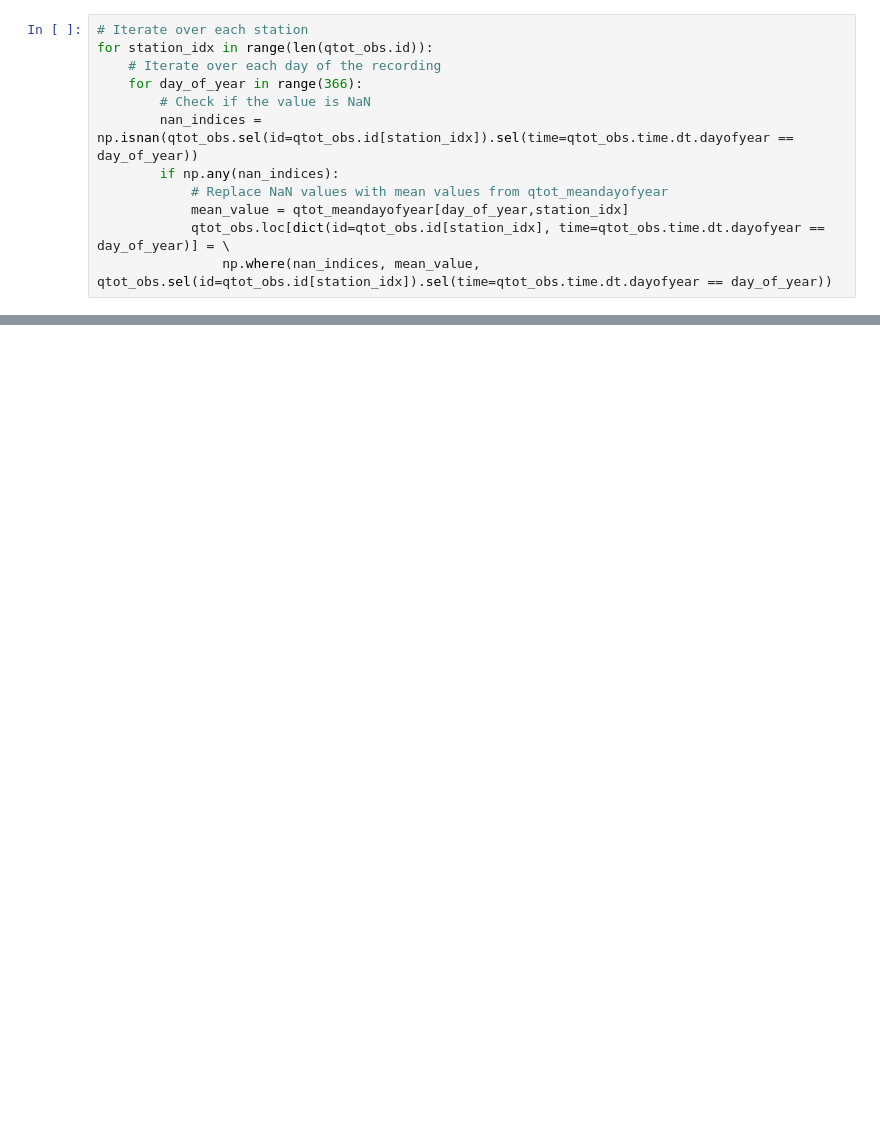
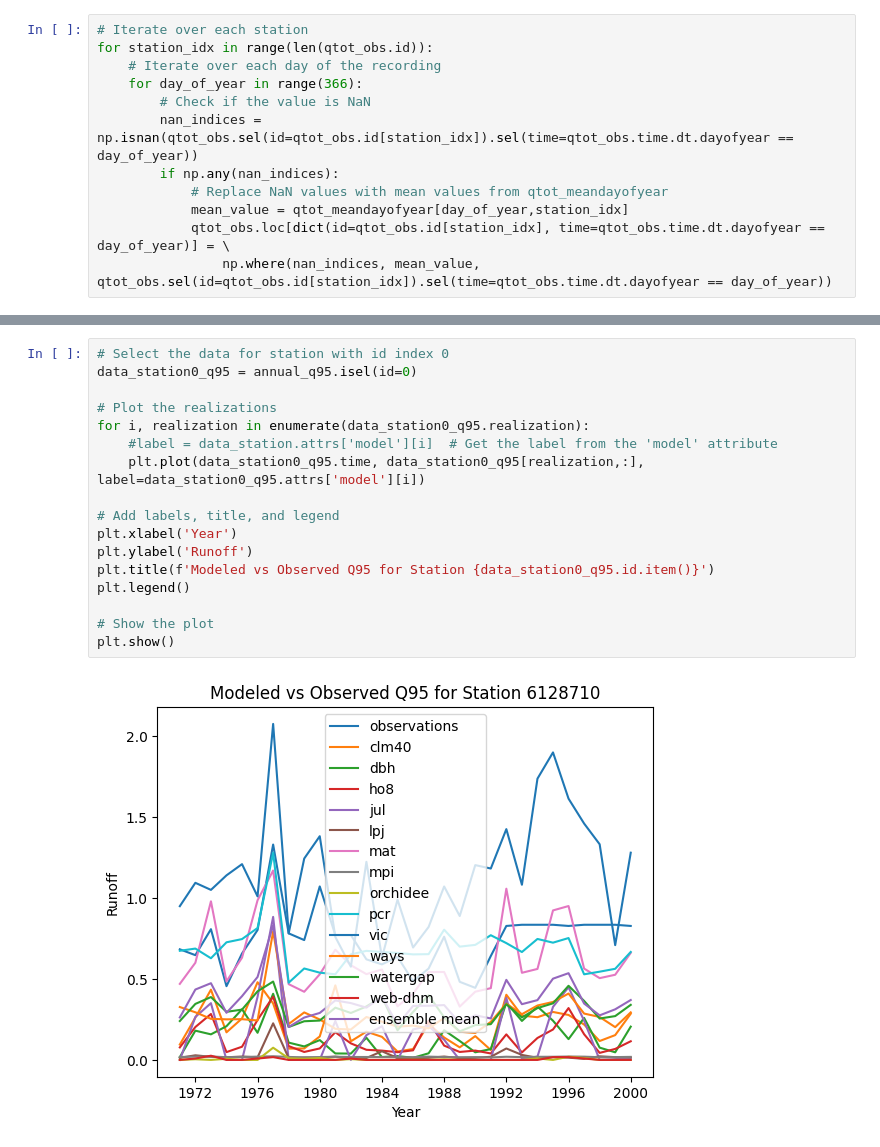
Before and after one commit to LorenzoPipan/ISIMIP-Tesi, a Jupyter notebook: Ensemble mean_2a_vs_Observed.ipynb, the cells around one changed output, grey strips where cells are left out. Drawn from its saved outputs; the diff is of its cells as text; blank space fills up the shorter version.

```diff
--- a/Ensemble mean_2a_vs_Observed.ipynb
+++ b/Ensemble mean_2a_vs_Observed.ipynb
@@ -683,0 +666,19 @@ Commento. i Gap sono stati fillati la procedura sembra andata bene, sti q5 e q95
+# %%
+# Select the data for station with id index 0
+data_station0_q95 = annual_q95.isel(id=0)
+
+# Plot the realizations
+for i, realization in enumerate(data_station0_q95.realization):
+    #label = data_station.attrs['model'][i]  # Get the label from the 'model' attribute
+    plt.plot(data_station0_q95.time, data_station0_q95[realization,:], label=data_station0_q95.attrs['model'][i])
+
+# Add labels, title, and legend
+plt.xlabel('Year')
+plt.ylabel('Runoff')
+plt.title(f'Modeled vs Observed Q95 for Station {data_station0_q95.id.item()}')
+plt.legend()
+
+# Show the plot
+plt.show()
+# %% [output]
+[figure, added]
```
Also changed, not shown: parts of 29 cells of this notebook.
